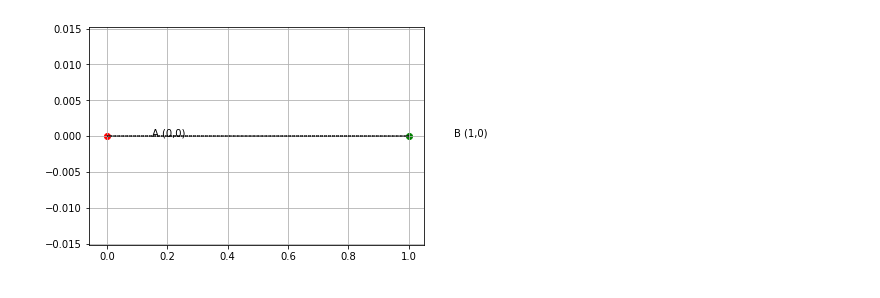
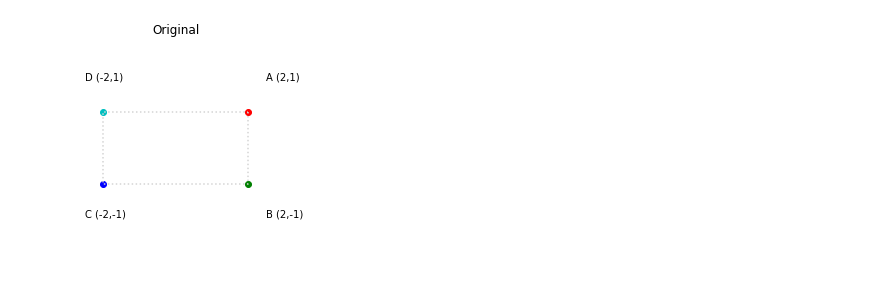
Before and after one commit to vinayshanbhag/math, a Jupyter notebook: Affine_Transformations.ipynb, the cells around one changed output. Saved outputs shown, nothing was run; the diff lists cells and outputs as text; code cells hidden in the pictures.

```diff
--- a/Affine_Transformations.ipynb
+++ b/Affine_Transformations.ipynb
@@ -4,22 +4,32 @@
 import matplotlib.pyplot as plt
 import matplotlib.colors as mcolors
 import numpy as np
+from numpy import sin, cos, tan, pi
 import string
 
 # Utility function to draw a matrix of row vectors
-def draw(vectors, names = string.ascii_uppercase):
-  """draw vectors"""
+def draw(m, names = string.ascii_uppercase, title="", linecolor='lightgray', linestyle='dotted'):
+  """plot row vectors from matrix m"""
   colors = 'rgbcmyk'#[color for color in mcolors.TABLEAU_COLORS]
   pts_x = []
   pts_y = []
-  for idx, row in enumerate(vectors):
-      x, y = row
+  for idx, row in enumerate(m):
+      x, y, _ = row
       pts_x.append(x)
       pts_y.append(y)
       plt.scatter(x, y, color=colors[idx%len(colors)])
-      plt.text(x + 0.15, y, f"{names[idx]} ({x:0.0f},{y:0.0f})")
+      xpos = x+0.5 if x > 0 else x-0.5
+      ypos = y+0.9 if y > 0 else y-0.9
+      plt.text(xpos, ypos, f"{names[idx]} ({x:{'0.0f' if int(x)==x else '.2f'}},{y:{'0.0f' if int(y)==y else '.2f'}})")
   pts_x.append(pts_x[0])
   pts_y.append(pts_y[0])
-  plt.plot(pts_x, pts_y, color="black", linestyle='dotted');
-  plt.grid();
-  plt.show();
+  plt.plot(pts_x, pts_y, color=linecolor, linestyle=linestyle);
+  scale = int(max(abs(m.min()),abs(m.max())));
+  padding = 1
+  plt.xlim(-scale-padding, scale+padding)
+  plt.ylim(-scale-padding, scale+padding)
+  plt.xticks(np.arange(-scale-padding, scale+padding, 1))
+  plt.yticks(np.arange(-scale-padding, scale+padding, 1))
+  ax = plt.gca().set_aspect('equal', adjustable='box')
+  plt.axis('off')
+  plt.title(title);
@@ -35,4 +36,7 @@ I = np.eye(2)
+# %%
+a,b,c,d = [2,1,0],[2,-1,0],[-2,-1,0],[-2,1,0]
+M = np.array([a,b,c,d])
 # %%
-draw(M @ I)
+draw(M, title="Original")
 # %% [output]
-[figure, old version]
+[figure, new version]
```
Also changed, not shown: parts of 14 cells of this notebook.
